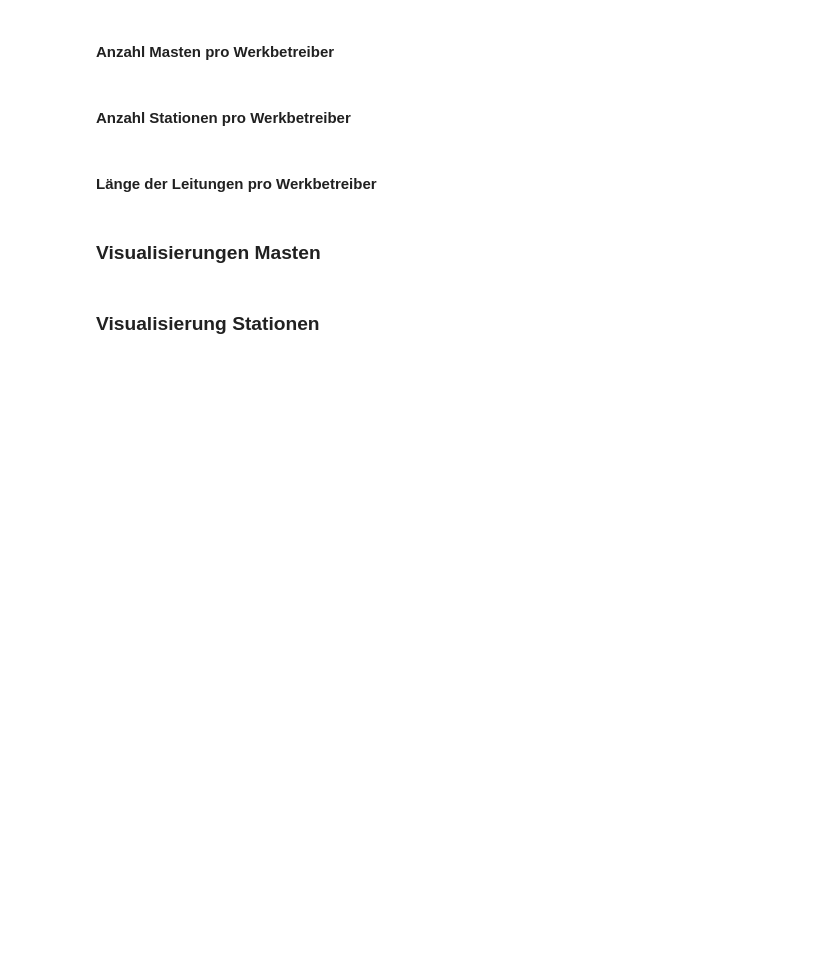
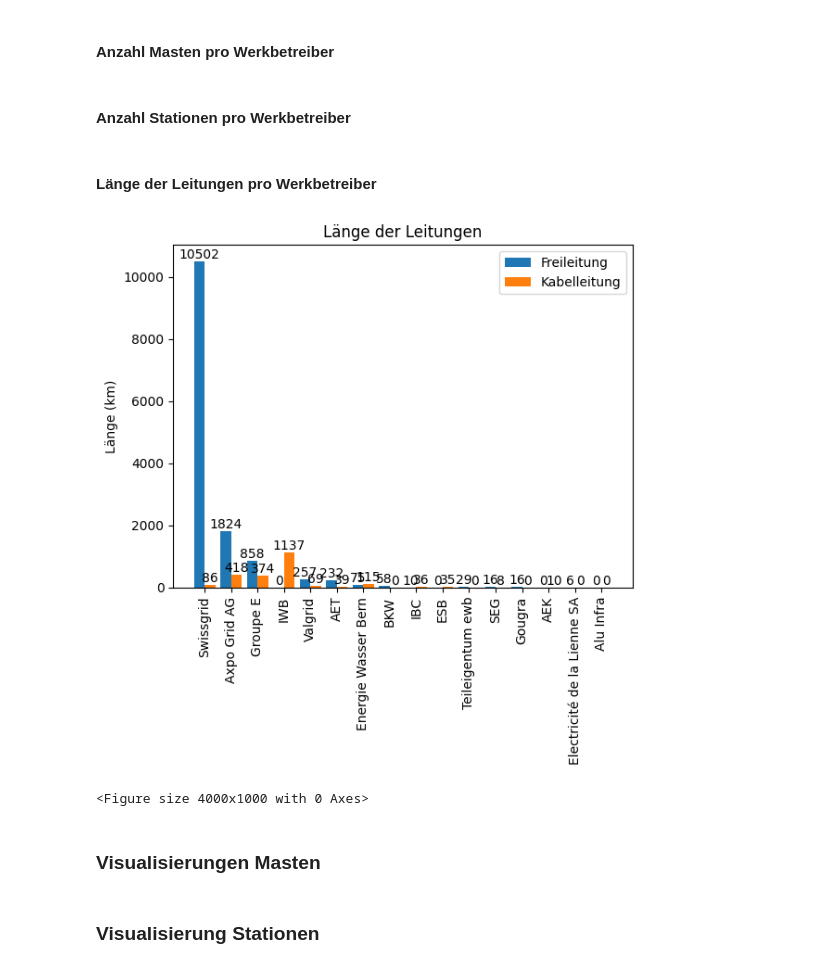
Before and after one commit to SFOE/KeyFiguresElectricalInstallations, a Jupyter notebook: KeyFiguresElectricalInstallations36kV.ipynb, the cells around one changed output. Saved outputs shown, nothing was run; the diff lists cells and outputs as text; code cells hidden in the pictures; blank space fills up the shorter version.

```diff
--- a/KeyFiguresElectricalInstallations36kV.ipynb
+++ b/KeyFiguresElectricalInstallations36kV.ipynb
@@ -206,9 +224,10 @@ dfVis = df.loc[df['Datum'] == datetime.today().strftime("%Y-%m-%d")]
 #### Anzahl Masten pro Werkbetreiber
 # %%
 #Barchart Anzahl Masten
-dfVis = dfVis.sort_values('AnzahlMasten',ascending=False)
+dfVisMast = dfVis[dfVis["AnzahlMasten"]>0]
+dfVisMast = dfVisMast.sort_values('AnzahlMasten',ascending=False)
 fig, ax = plt.subplots()
-ax.bar(dfVis['Werk'], dfVis['AnzahlMasten'])
+ax.bar(dfVisMast['Werk'], dfVisMast['AnzahlMasten'])
 ax.set_title('Anzahl Masten')
 plt.xticks(rotation = 90)
 plt.ylabel("Anzahl Masten")
@@ -219,9 +238,10 @@ plt.close()
 #### Anzahl Stationen pro Werkbetreiber
 # %%
 #Barchart Anzahl Stationen
-dfVis = dfVis.sort_values('AnzahlStationen',ascending=False)
+dfVisStationen = dfVis[dfVis["AnzahlStationen"]>0]
+dfVisStationen = dfVisStationen.sort_values('AnzahlStationen',ascending=False)
 fig, ax = plt.subplots()
-ax.bar(dfVis['Werk'], dfVis['AnzahlStationen'])
+ax.bar(dfVisStationen['Werk'], dfVisStationen['AnzahlStationen'])
 ax.set_title('Anzahl Stationen')
 plt.xticks(rotation = 90)
 plt.ylabel("Anzahl Stationen")
@@ -232,30 +252,36 @@ plt.close()
 #### Länge der Leitungen pro Werkbetreiber
 # %%
 #Barchart Länge Leitungen
-dfVis = dfVis.sort_values('LeitungGesamt',ascending=False)
+
+dfVisLaenge = dfVis[dfVis["LeitungGesamt"]>0]
+dfVisLaenge = dfVisLaenge.sort_values('LeitungGesamt',ascending=False)
 
 #bar chart properties
-x = np.arange(len(dfVis['Werk']))
-width = 0.3
+x = np.arange(len(dfVisLaenge['Werk']))
+width = 0.4
 
 #draw grouped bar chart
 fig, ax = plt.subplots()
-bar1 = ax.bar(x - width/2, dfVis['Freileitung'], width, label='Freileitung')
-bar2 = ax.bar(x + width/2, dfVis['Kabelleitung'], width, label='Kabelleitung')
+bar1 = ax.bar(x - width/2, dfVisLaenge['Freileitung'], width, label='Freileitung')
+bar2 = ax.bar(x + width/2, dfVisLaenge['Kabelleitung'], width, label='Kabelleitung')
 
 #ax.set_xlabel('Year')
 ax.set_ylabel('Länge (km)')
 ax.set_title('Länge der Leitungen')
-ax.set_xticks(x, dfVis['Werk'])
+ax.set_xticks(x, dfVisLaenge['Werk'])
 ax.legend()
 
 #setting bar labels
 ax.bar_label(bar1)
 ax.bar_label(bar2)
 plt.xticks(rotation = 90)
 
+plt.figure(figsize=(40,10))
 plt.savefig('plots/LaengeLeitungen.png',bbox_inches='tight')
-plt.close()
+#plt.close()
+# %% [output]
+[figure, added]
+<Figure size 4000x1000 with 0 Axes>
 # %% [markdown]
 ### Visualisierungen Masten
 # %%
```
Also changed, not shown: parts of 1 cell of this notebook.
